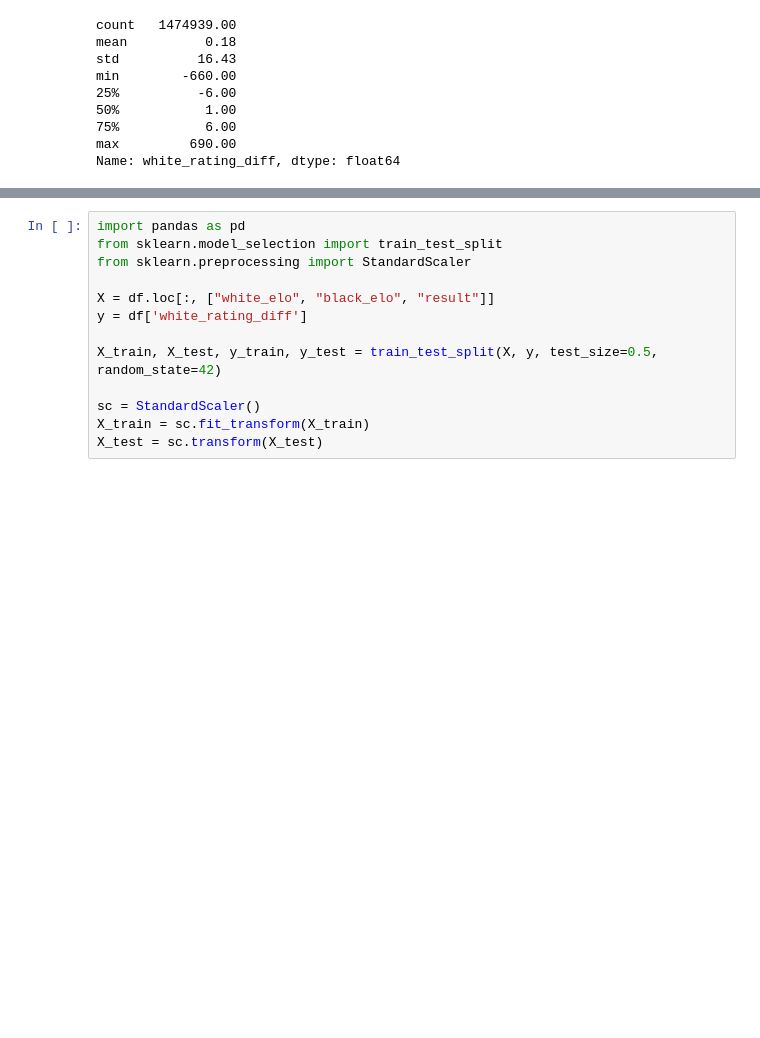
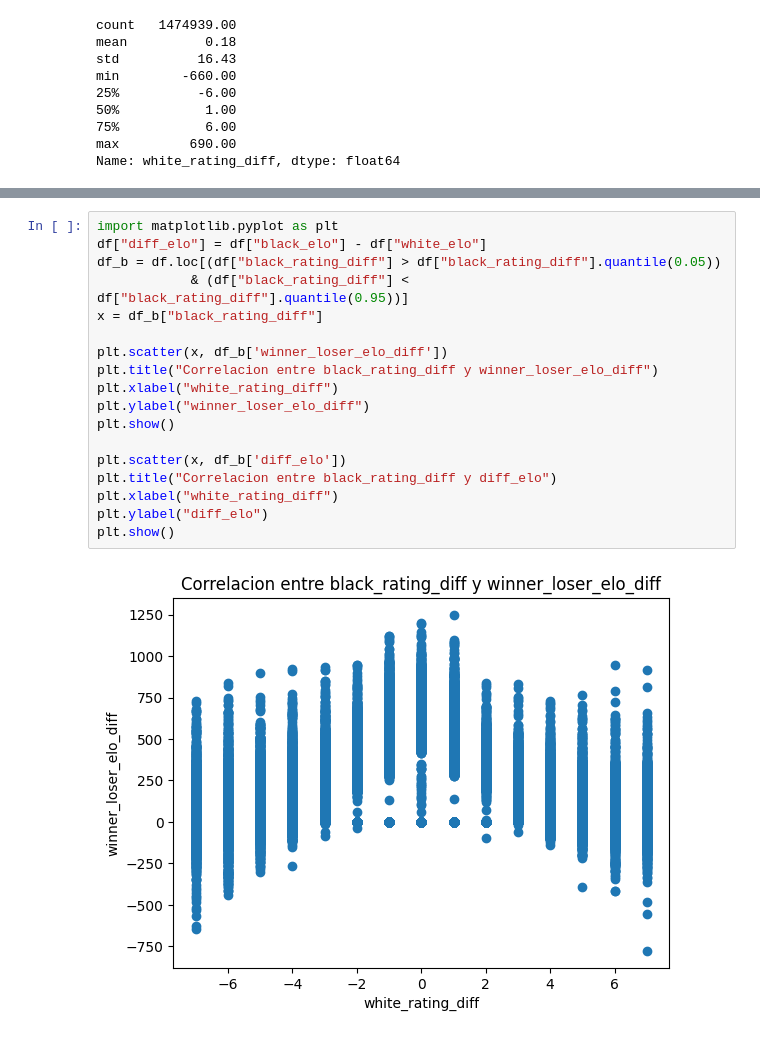
Before and after one commit to josecabralf/ChessCDD, a Jupyter notebook: analisis/correlacion_diff.ipynb, the cells around one changed output, grey strips where cells are left out. Cells and saved outputs as stored; diff of their text form; blank space fills up the shorter version.

```diff
--- a/analisis/correlacion_diff.ipynb
+++ b/analisis/correlacion_diff.ipynb
@@ -36,16 +55,23 @@ plt.show()
 # %% [output]
 [figure]
 [figure]
-# %%
-import pandas as pd
-from sklearn.model_selection import train_test_split
-from sklearn.preprocessing import StandardScaler
-
-X = df.loc[:, ["white_elo", "black_elo", "result"]]
-y = df['white_rating_diff']
-
-X_train, X_test, y_train, y_test = train_test_split(X, y, test_size=0.5, random_state=42)
-
-sc = StandardScaler()
-X_train = sc.fit_transform(X_train)
-X_test = sc.transform(X_test)
+# %%
+import matplotlib.pyplot as plt
+df["diff_elo"] = df["black_elo"] - df["white_elo"]
+df_b = df.loc[(df["black_rating_diff"] > df["black_rating_diff"].quantile(0.05))
+            & (df["black_rating_diff"] < df["black_rating_diff"].quantile(0.95))]
+x = df_b["black_rating_diff"]
+
+plt.scatter(x, df_b['winner_loser_elo_diff'])
+plt.title("Correlacion entre black_rating_diff y winner_loser_elo_diff")
+plt.xlabel("white_rating_diff")
+plt.ylabel("winner_loser_elo_diff")
+plt.show()
+
+plt.scatter(x, df_b['diff_elo'])
+plt.title("Correlacion entre black_rating_diff y diff_elo")
+plt.xlabel("white_rating_diff")
+plt.ylabel("diff_elo")
+plt.show()
+# %% [output]
+[figure, added]
```
Also changed, not shown: parts of 6 cells of this notebook.
